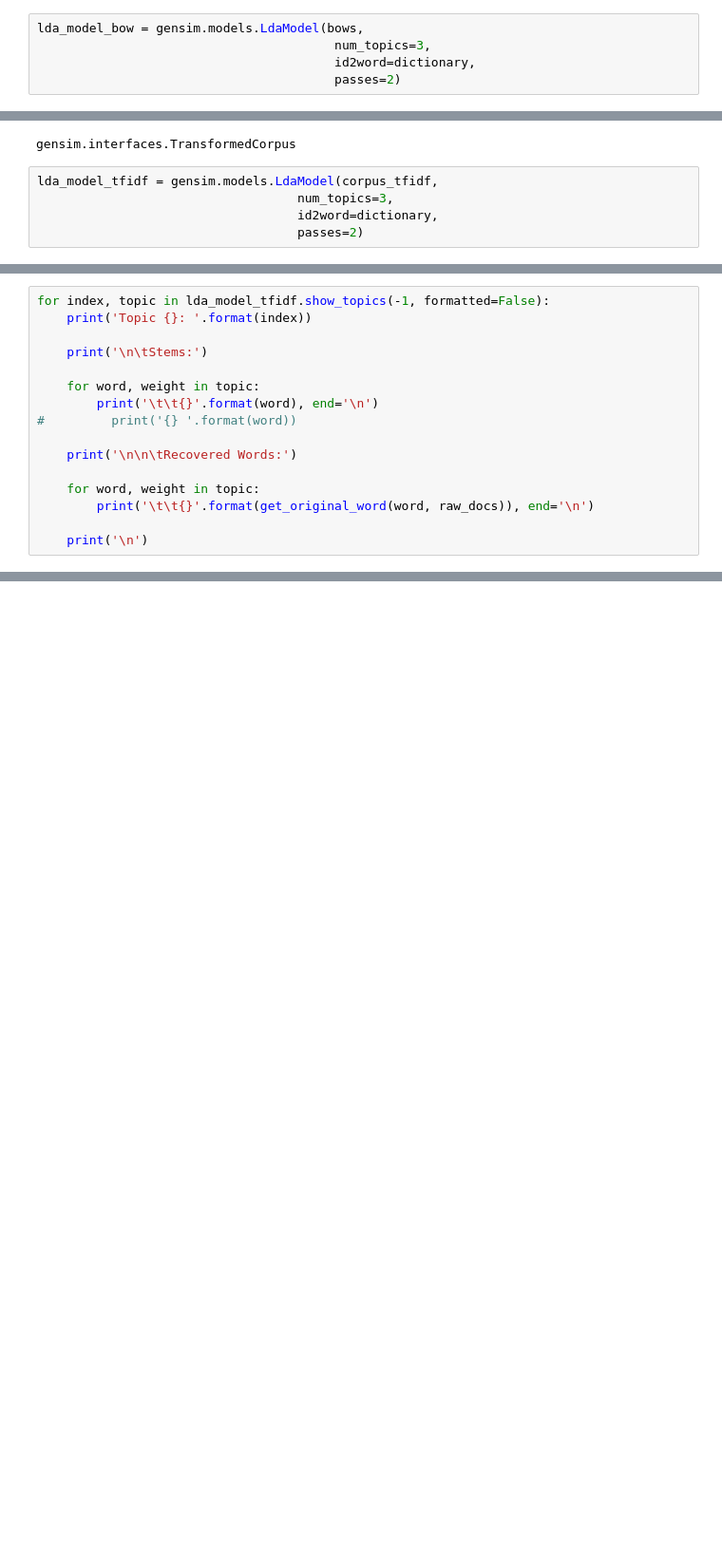
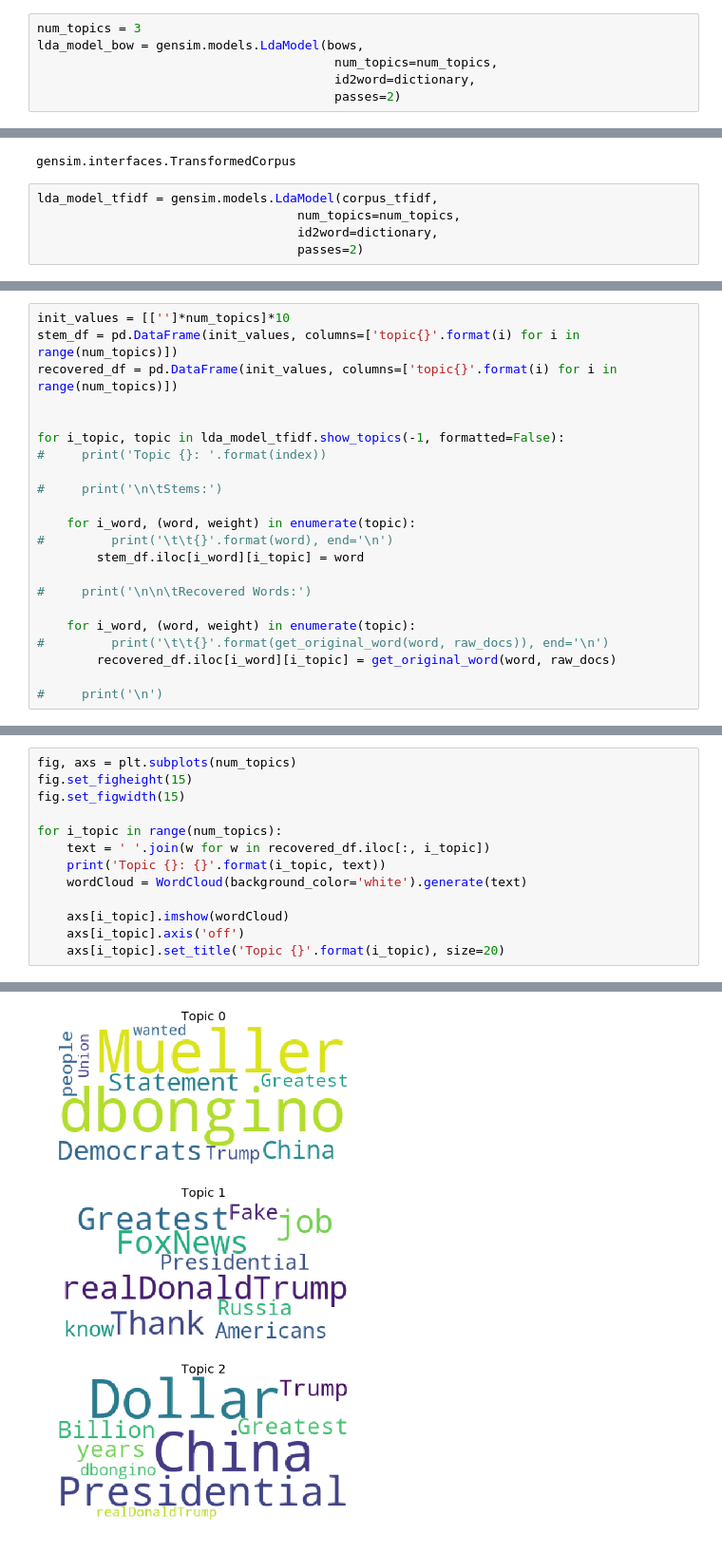
Before and after one commit to Brandon-HY-Lin/topic_modeling, a Jupyter notebook: lda_twitter.ipynb, the cells around one changed output, grey strips where cells are left out. Shown at 95% size. Saved outputs shown, nothing was run; the diff lists cells and outputs as text; blank space fills up the shorter version.

Commit message:
feat: add WordCloud to lda_twitter Add WordCloud to lda_twitter.

```diff
--- a/lda_twitter.ipynb
+++ b/lda_twitter.ipynb
@@ -135,8 +139,9 @@ bows[0][:5]
 # %% [output]
 [(0, 1), (1, 1), (2, 1), (3, 1), (4, 1)]
 # %%
+num_topics = 3
 lda_model_bow = gensim.models.LdaModel(bows,
-                                        num_topics=3,
+                                        num_topics=num_topics,
                                         id2word=dictionary,
                                         passes=2)
 # %%
@@ -197,7 +202,7 @@ type(corpus_tfidf)
 gensim.interfaces.TransformedCorpus
 # %%
 lda_model_tfidf = gensim.models.LdaModel(corpus_tfidf,
-                                   num_topics=3,
+                                   num_topics=num_topics,
                                    id2word=dictionary,
                                    passes=2)
 # %%
@@ -210,16 +215,22 @@ Index 2: topic= 0.004*"great" + 0.003*"china" + 0.003*"trump" + 0.003*"time" + 0
 # %%
-for index, topic in lda_model_tfidf.show_topics(-1, formatted=False):
-    print('Topic {}: '.format(index))
+init_values = [['']*num_topics]*10
+stem_df = pd.DataFrame(init_values, columns=['topic{}'.format(i) for i in range(num_topics)])
+recovered_df = pd.DataFrame(init_values, columns=['topic{}'.format(i) for i in range(num_topics)])
 
-    print('\n\tStems:')
 
-    for word, weight in topic:
-        print('\t\t{}'.format(word), end='\n')
-#         print('{} '.format(word))
+for i_topic, topic in lda_model_tfidf.show_topics(-1, formatted=False):
+#     print('Topic {}: '.format(index))
 
-    print('\n\n\tRecovered Words:')
+#     print('\n\tStems:')
 
-    for word, weight in topic:
-        print('\t\t{}'.format(get_original_word(word, raw_docs)), end='\n')
+    for i_word, (word, weight) in enumerate(topic):
+#         print('\t\t{}'.format(word), end='\n')
+        stem_df.iloc[i_word][i_topic] = word
 
-    print('\n')
+#     print('\n\n\tRecovered Words:')
+
+    for i_word, (word, weight) in enumerate(topic):
+#         print('\t\t{}'.format(get_original_word(word, raw_docs)), end='\n')
+        recovered_df.iloc[i_word][i_topic] = get_original_word(word, raw_docs)
+
+#     print('\n')
@@ -243,0 +267,14 @@ Topic 0:
+# %%
+fig, axs = plt.subplots(num_topics)
+fig.set_figheight(15)
+fig.set_figwidth(15)
+
+for i_topic in range(num_topics):
+    text = ' '.join(w for w in recovered_df.iloc[:, i_topic])
+    print('Topic {}: {}'.format(i_topic, text))
+    wordCloud = WordCloud(background_color='white').generate(text)
+
+    axs[i_topic].imshow(wordCloud)
+    axs[i_topic].axis('off')
+    axs[i_topic].set_title('Topic {}'.format(i_topic), size=20)
+# %% [output]
@@ -243,0 +284 @@ Topic 0:
+[figure, added]
```
Also changed, not shown: parts of 9 cells of this notebook.
